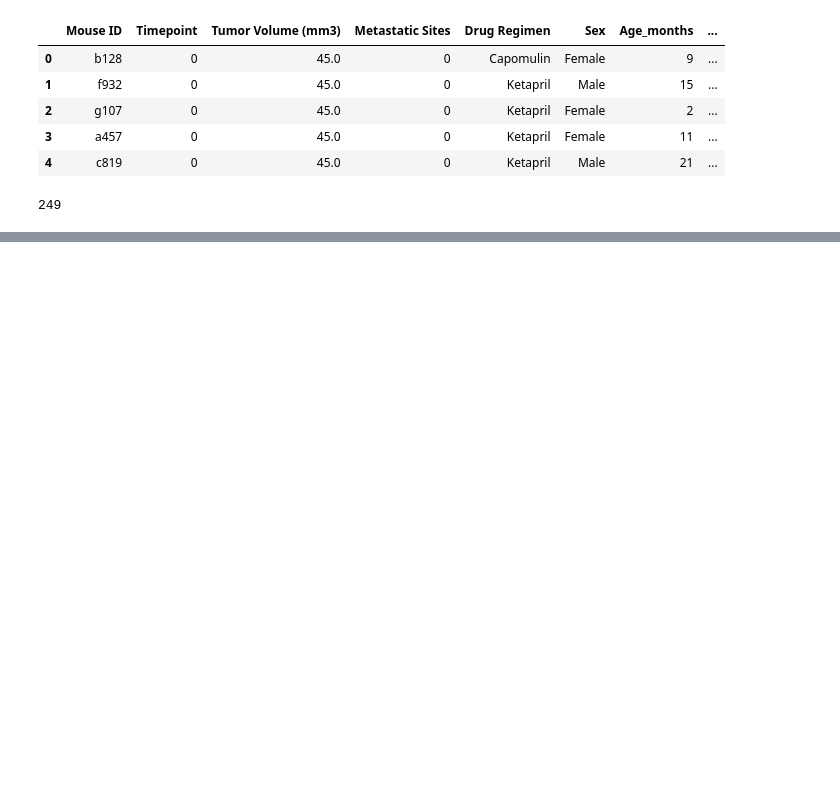
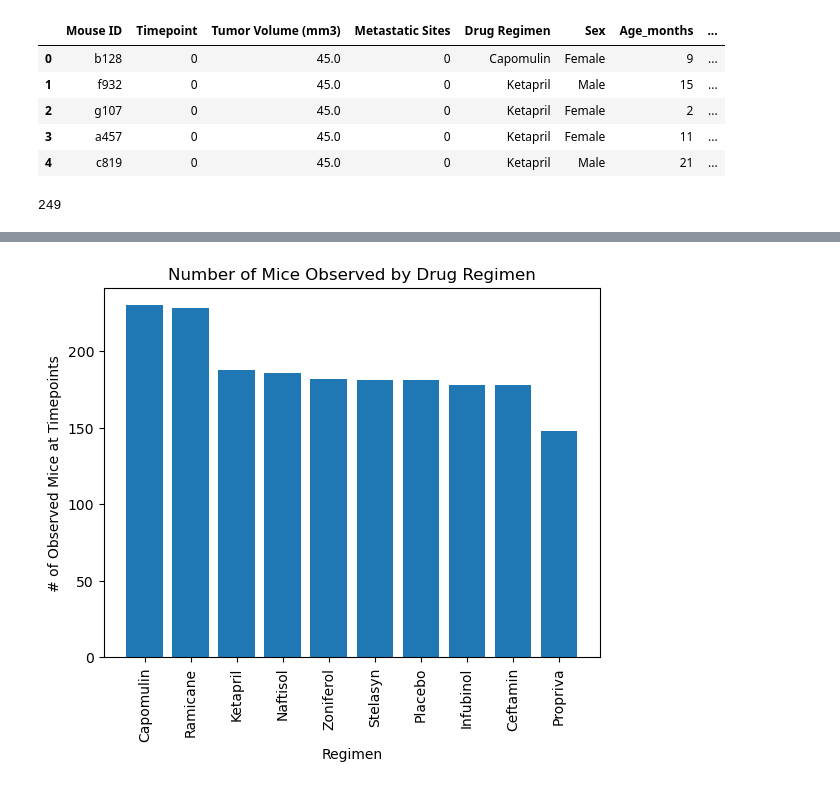
Before and after one commit to henniferkay/matplotlib-challenge, a Jupyter notebook: Pymaceuticals/main.ipynb, the cells around one changed output, grey strips where cells are left out. Cells and saved outputs as stored; diff of their text form; code cells hidden in the pictures; blank space fills up the shorter version.

```diff
--- a/Pymaceuticals/main.ipynb
+++ b/Pymaceuticals/main.ipynb
@@ -51,0 +150,14 @@ duplicates
+# %%
+# generate a bar plot showing the total number of rows (Mouse ID/Timepoints) for each drug regimen using pyplot
+mice_count = mouse_study["Drug Regimen"].value_counts()
+x_axis = np.arange(len(mice_count))
+plt.bar(x_axis, mice_count)
+tick_locations = [value for value in x_axis]
+plt.xticks(tick_locations, mice_count.index.values)
+plt.xlabel("Regimen")
+plt.xticks(rotation="vertical")
+plt.ylabel("# of Observed Mice at Timepoints")
+plt.title("Number of Mice Observed by Drug Regimen")
+plt.show()
+# %% [output]
+[figure, added]
```
Also changed, not shown: parts of 24 cells of this notebook.
